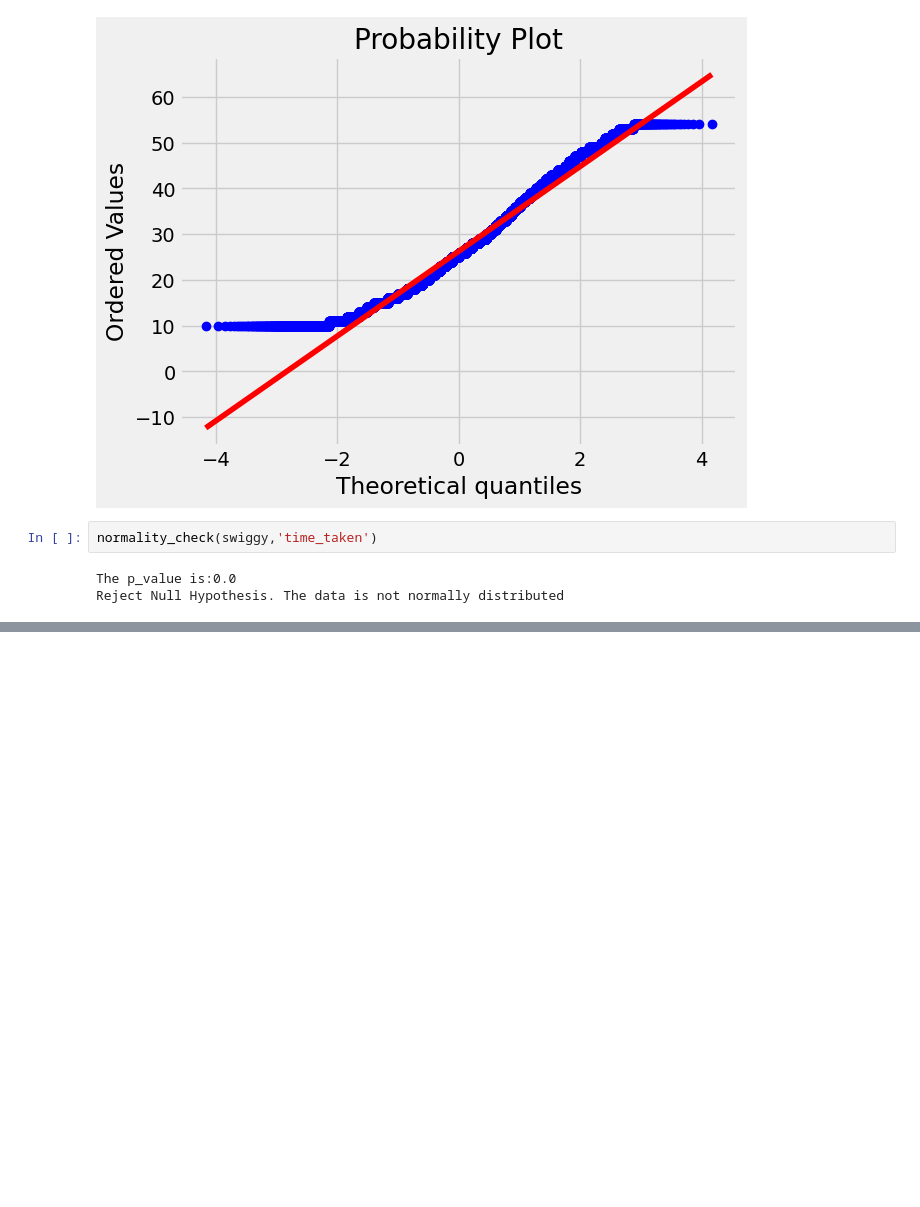
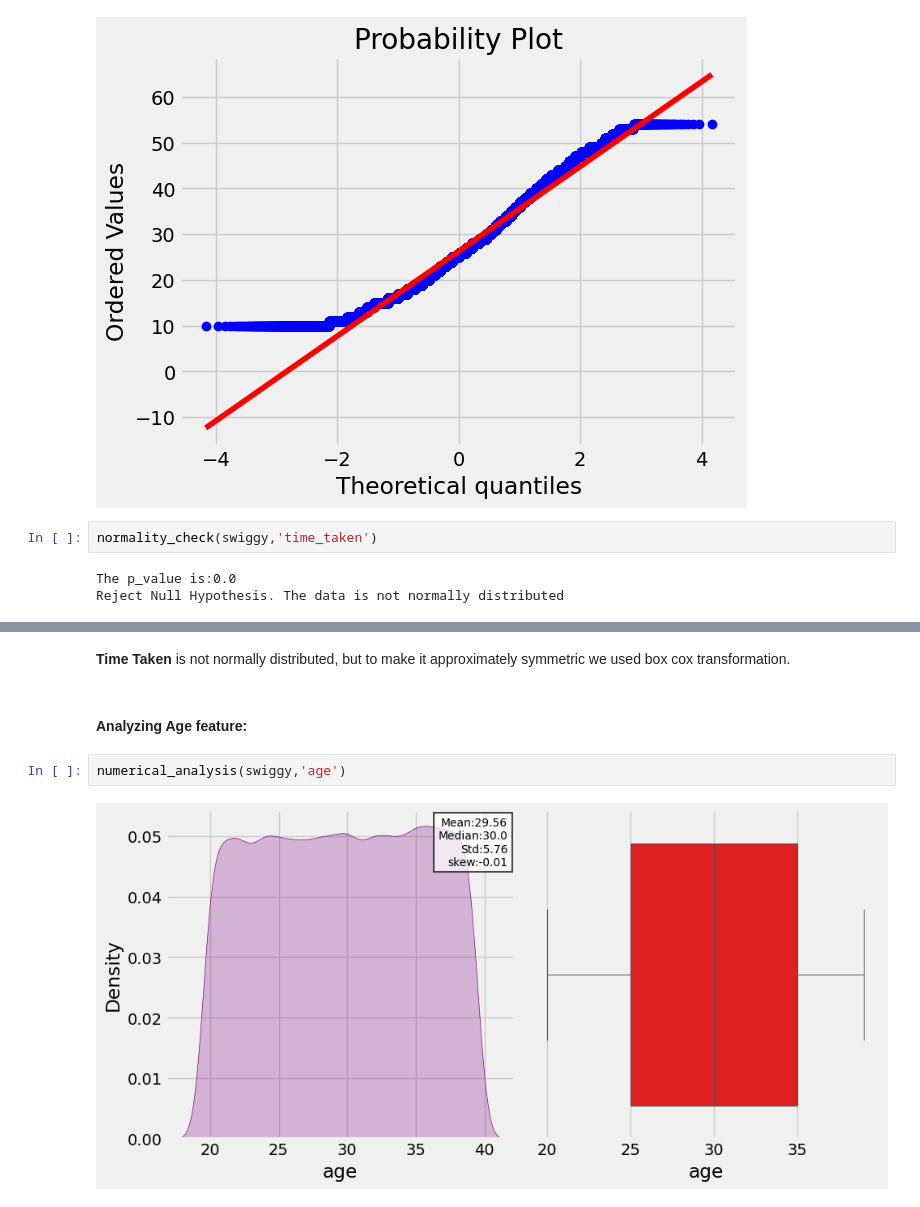
Before and after one commit to Arej02/swiggy_delivery_time_prediction, a Jupyter notebook: notebooks/EDA.ipynb, the cells around one changed output, grey strips where cells are left out. Drawn from its saved outputs; the diff is of its cells as text; blank space fills up the shorter version.

```diff
--- a/notebooks/EDA.ipynb
+++ b/notebooks/EDA.ipynb
@@ -174,0 +193,8 @@ Reject Null Hypothesis. The data is not normally distributed
+# %% [markdown]
+**Time Taken** is not normally distributed, but to make it approximately symmetric we used box cox transformation.
+# %% [markdown]
+#### Analyzing Age feature:
+# %%
+numerical_analysis(swiggy,'age')
+# %% [output]
+[figure, added]
```
Also changed, not shown: parts of 11 cells of this notebook.
